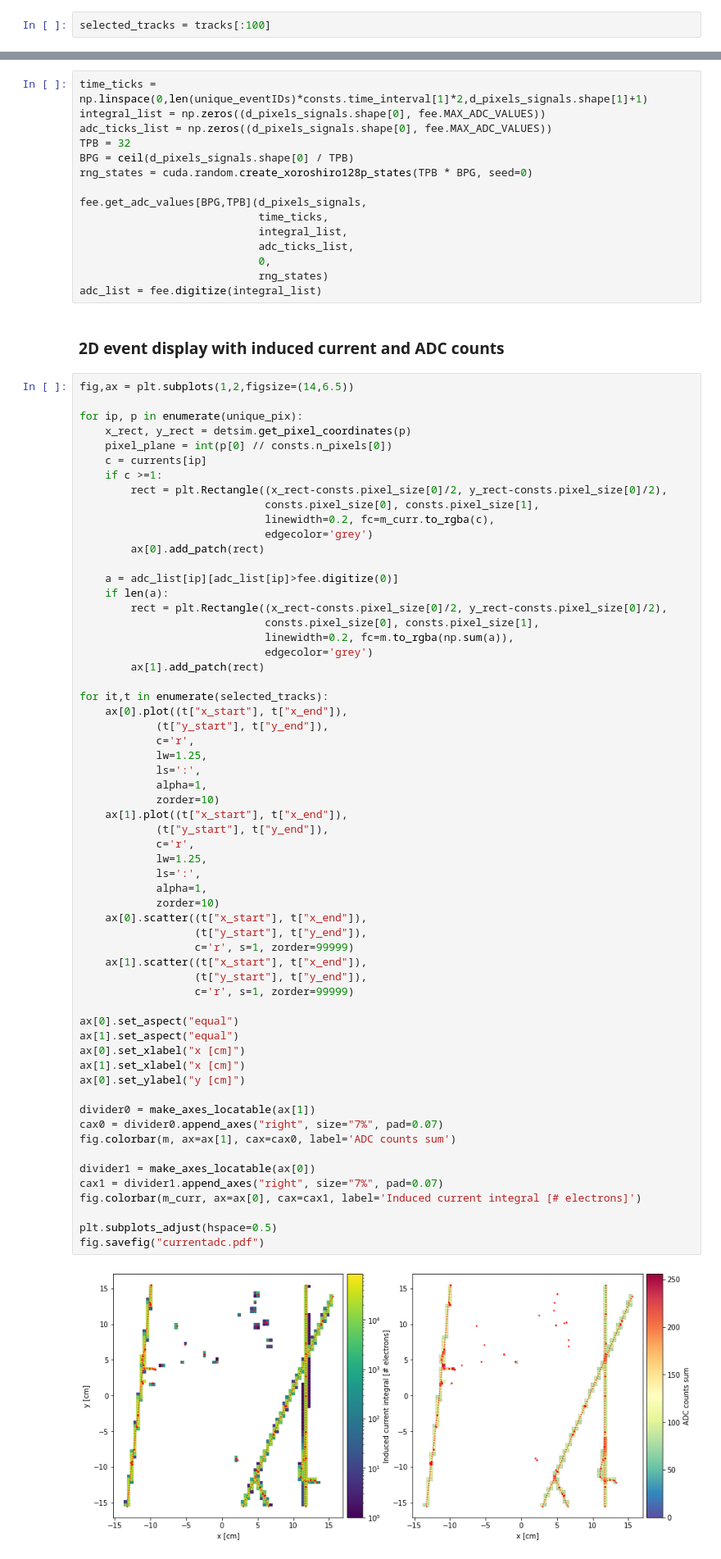
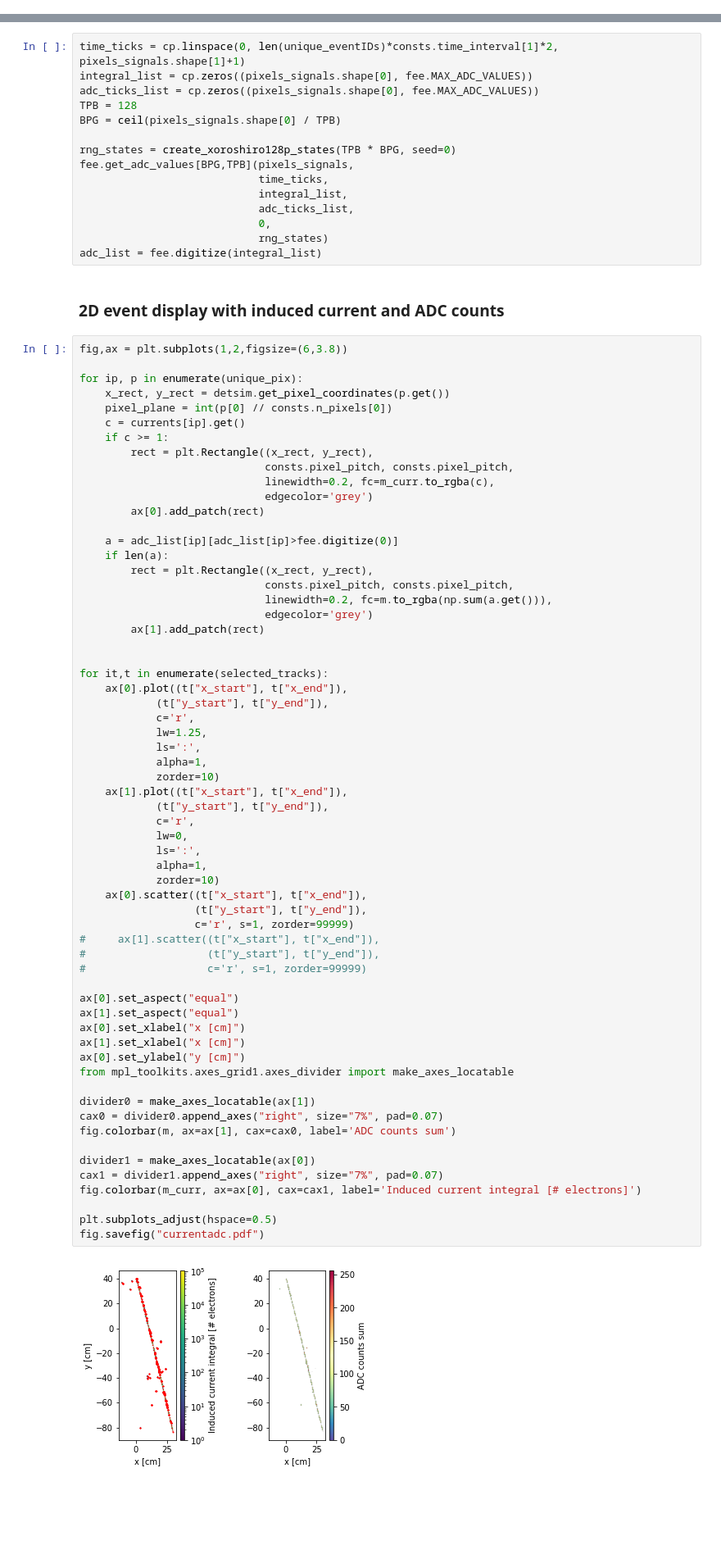
Before and after one commit to DUNE/larnd-sim, a Jupyter notebook: examples/Pixel induced current.ipynb, the cells around one changed output, grey strips where cells are left out. Shown at 82% size. Saved outputs shown, nothing was run; the diff lists cells and outputs as text; blank space fills up the shorter version.

```diff
--- a/examples/Pixel induced current.ipynb
+++ b/examples/Pixel induced current.ipynb
@@ -59,5 +53,3 @@ tracks['z'] = y
-# %%
-selected_tracks = tracks[:100]
 # %% [markdown]
 ### Quenching and drifting
 We calculate the number of electrons after recombination (`quenching` module) and the position and number of electrons after drifting (`drifting` module).
@@ -247,14 +282,14 @@ _ = plt.colorbar(m_curr,fraction=0.035, pad=0.05,label='Induced current integral
 ### Electronics response and digitization
 Here we simulate the electronics response (the self-triggering cycle) and the signal digitization.
 # %%
-time_ticks = np.linspace(0,len(unique_eventIDs)*consts.time_interval[1]*2,d_pixels_signals.shape[1]+1)
-integral_list = np.zeros((d_pixels_signals.shape[0], fee.MAX_ADC_VALUES))
-adc_ticks_list = np.zeros((d_pixels_signals.shape[0], fee.MAX_ADC_VALUES))
-TPB = 32
-BPG = ceil(d_pixels_signals.shape[0] / TPB)
-rng_states = cuda.random.create_xoroshiro128p_states(TPB * BPG, seed=0)
+time_ticks = cp.linspace(0, len(unique_eventIDs)*consts.time_interval[1]*2, pixels_signals.shape[1]+1)
+integral_list = cp.zeros((pixels_signals.shape[0], fee.MAX_ADC_VALUES))
+adc_ticks_list = cp.zeros((pixels_signals.shape[0], fee.MAX_ADC_VALUES))
+TPB = 128
+BPG = ceil(pixels_signals.shape[0] / TPB)
 
-fee.get_adc_values[BPG,TPB](d_pixels_signals,
+rng_states = create_xoroshiro128p_states(TPB * BPG, seed=0)
+fee.get_adc_values[BPG,TPB](pixels_signals,
                             time_ticks,
                             integral_list,
                             adc_ticks_list,
@@ -264,26 +299,27 @@ adc_list = fee.digitize(integral_list)
 # %% [markdown]
 ### 2D event display with induced current and ADC counts
 # %%
-fig,ax = plt.subplots(1,2,figsize=(14,6.5))
+fig,ax = plt.subplots(1,2,figsize=(6,3.8))
 
 for ip, p in enumerate(unique_pix):
-    x_rect, y_rect = detsim.get_pixel_coordinates(p)
+    x_rect, y_rect = detsim.get_pixel_coordinates(p.get())
     pixel_plane = int(p[0] // consts.n_pixels[0])
-    c = currents[ip]
-    if c >=1:
-        rect = plt.Rectangle((x_rect-consts.pixel_size[0]/2, y_rect-consts.pixel_size[0]/2),
-                             consts.pixel_size[0], consts.pixel_size[1],
+    c = currents[ip].get()
+    if c >= 1:
+        rect = plt.Rectangle((x_rect, y_rect),
+                             consts.pixel_pitch, consts.pixel_pitch,
                              linewidth=0.2, fc=m_curr.to_rgba(c),
                              edgecolor='grey')
         ax[0].add_patch(rect)
 
     a = adc_list[ip][adc_list[ip]>fee.digitize(0)]
     if len(a):
-        rect = plt.Rectangle((x_rect-consts.pixel_size[0]/2, y_rect-consts.pixel_size[0]/2),
-                             consts.pixel_size[0], consts.pixel_size[1],
-                             linewidth=0.2, fc=m.to_rgba(np.sum(a)),
+        rect = plt.Rectangle((x_rect, y_rect),
+                             consts.pixel_pitch, consts.pixel_pitch,
+                             linewidth=0.2, fc=m.to_rgba(np.sum(a.get())),
                              edgecolor='grey')
         ax[1].add_patch(rect)
+
 
 for it,t in enumerate(selected_tracks):
     ax[0].plot((t["x_start"], t["x_end"]),
@@ -293,38 +329,39 @@ for it,t in enumerate(selected_tracks):
             ls=':',
             alpha=1,
             zorder=10)
     ax[1].plot((t["x_start"], t["x_end"]),
             (t["y_start"], t["y_end"]),
             c='r',
-            lw=1.25,
+            lw=0,
             ls=':',
             alpha=1,
             zorder=10)
     ax[0].scatter((t["x_start"], t["x_end"]),
                   (t["y_start"], t["y_end"]),
                   c='r', s=1, zorder=99999)
-    ax[1].scatter((t["x_start"], t["x_end"]),
-                  (t["y_start"], t["y_end"]),
-                  c='r', s=1, zorder=99999)
+#     ax[1].scatter((t["x_start"], t["x_end"]),
+#                   (t["y_start"], t["y_end"]),
+#                   c='r', s=1, zorder=99999)
 
 ax[0].set_aspect("equal")
 ax[1].set_aspect("equal")
 ax[0].set_xlabel("x [cm]")
 ax[1].set_xlabel("x [cm]")
 ax[0].set_ylabel("y [cm]")
+from mpl_toolkits.axes_grid1.axes_divider import make_axes_locatable
 
 divider0 = make_axes_locatable(ax[1])
 cax0 = divider0.append_axes("right", size="7%", pad=0.07)
 fig.colorbar(m, ax=ax[1], cax=cax0, label='ADC counts sum')
 
 divider1 = make_axes_locatable(ax[0])
 cax1 = divider1.append_axes("right", size="7%", pad=0.07)
 fig.colorbar(m_curr, ax=ax[0], cax=cax1, label='Induced current integral [# electrons]')
 
 plt.subplots_adjust(hspace=0.5)
 fig.savefig("currentadc.pdf")
 # %% [output]
-[figure, old version]
+[figure, new version]
 # %% [markdown]
 ### Export result
 As a last step we backtrack the ADC counts to the Geant4 tracks and we export the result in a HDF5 file.
```
Also changed, not shown: parts of 21 cells of this notebook, 10 other files.
